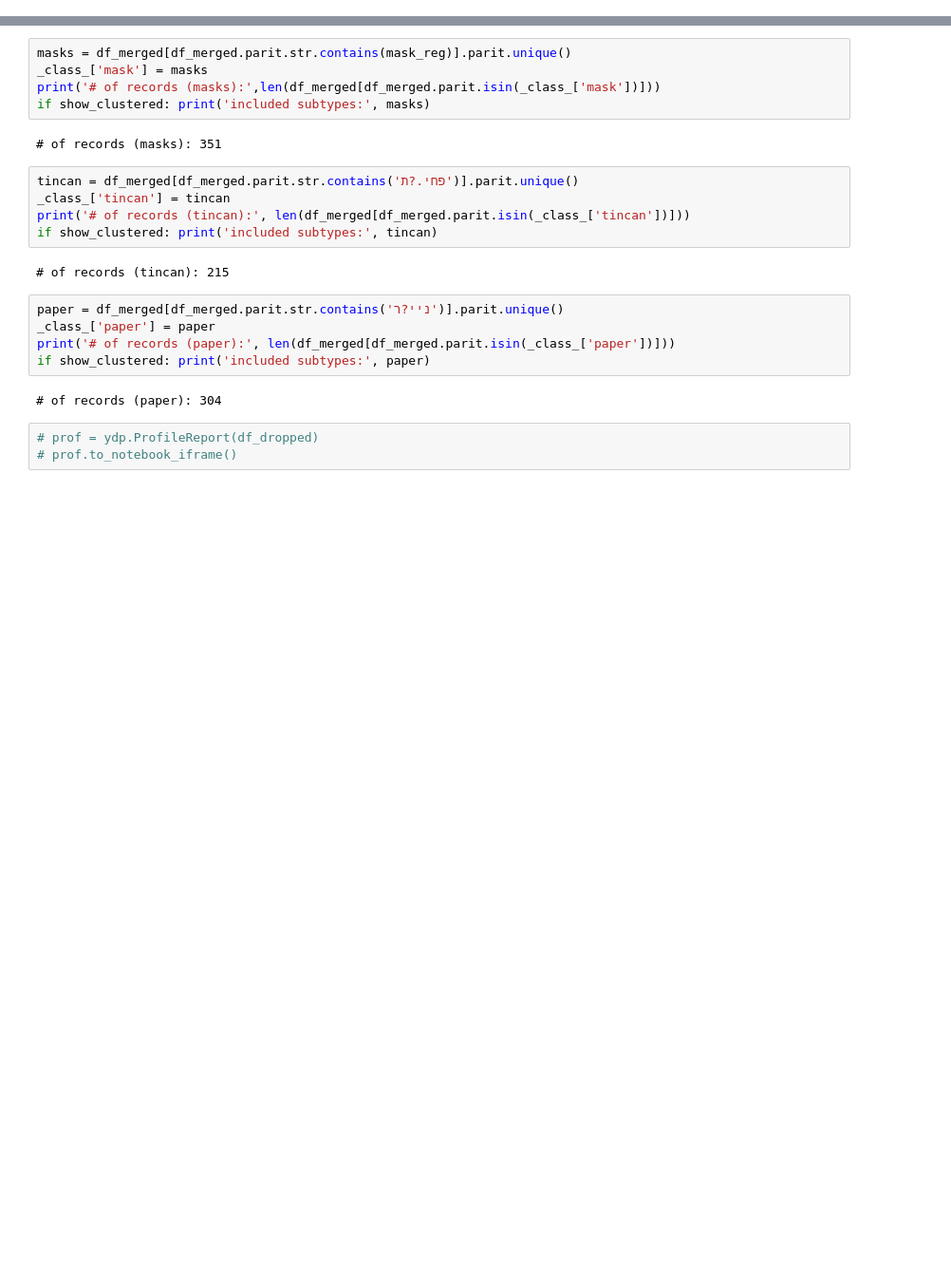
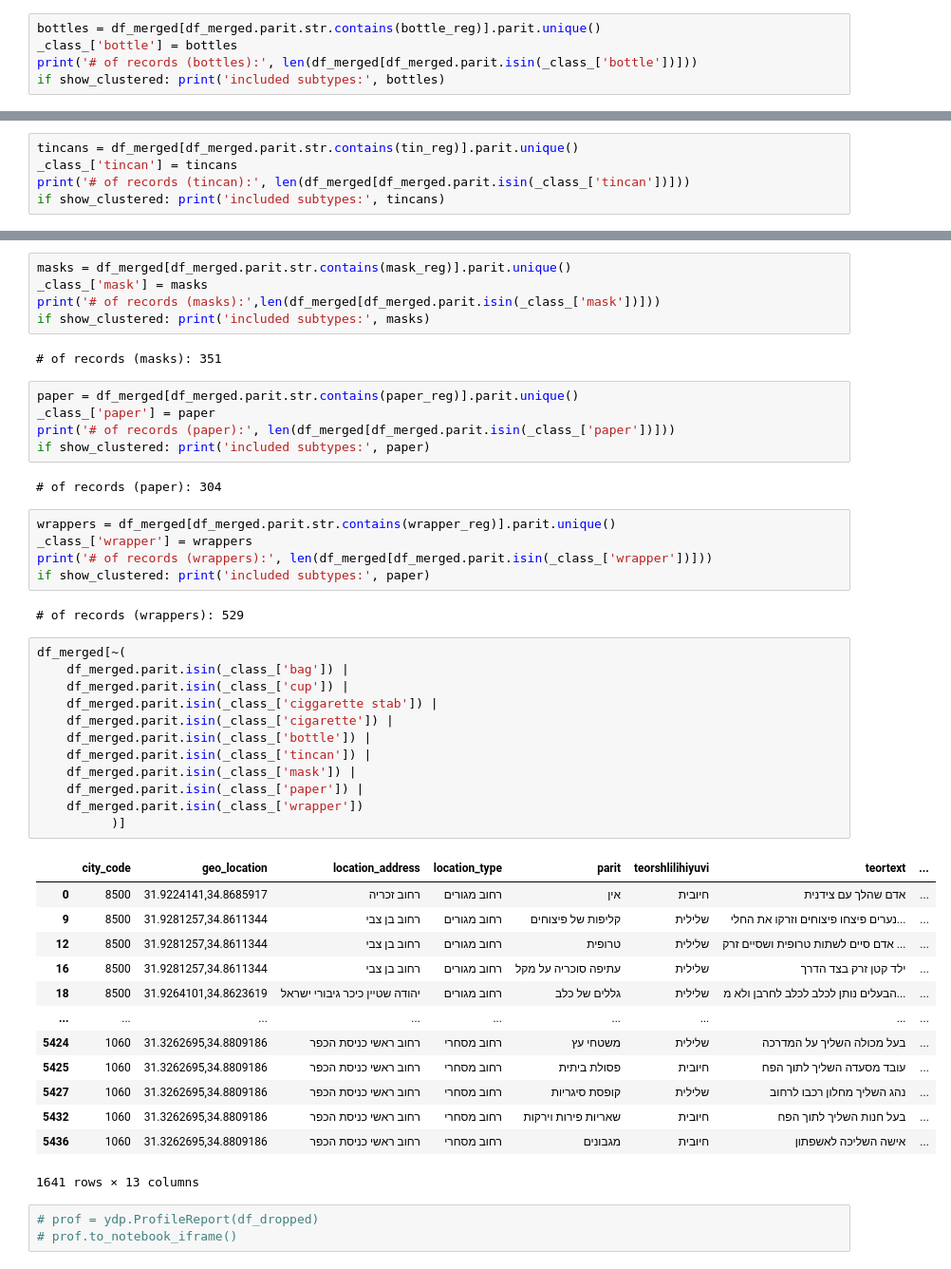
Before and after one commit to ColgateSmile/Visualization_Project_littering-incidents-Israel, a Jupyter notebook: master.ipynb, the cells around one changed output, grey strips where cells are left out. Shown at 95% size. Drawn from its saved outputs; the diff is of its cells as text; blank space fills up the shorter version.

Commit message:
clustered 9 largest litter type clusters

```diff
--- a/master.ipynb
+++ b/master.ipynb
@@ -493,3 +501,8 @@ print('# of records (cigarretes):',len(df_merged[df_merged.parit.isin(_class_['c
 if show_clustered: print('included subtypes:',cigagrretes)
 # %% [output]
 # of records (cigarretes): 465
+# %%
+bottles = df_merged[df_merged.parit.str.contains(bottle_reg)].parit.unique()
+_class_['bottle'] = bottles
+print('# of records (bottles):', len(df_merged[df_merged.parit.isin(_class_['bottle'])]))
+if show_clustered: print('included subtypes:', bottles)
@@ -495,0 +511,5 @@ if show_clustered: print('included subtypes:',cigagrretes)
+# %%
+tincans = df_merged[df_merged.parit.str.contains(tin_reg)].parit.unique()
+_class_['tincan'] = tincans
+print('# of records (tincan):', len(df_merged[df_merged.parit.isin(_class_['tincan'])]))
+if show_clustered: print('included subtypes:', tincans)
@@ -501,19 +523,45 @@ if show_clustered: print('included subtypes:', masks)
 # %% [output]
 # of records (masks): 351
 # %%
-tincan = df_merged[df_merged.parit.str.contains('פחי.?ת')].parit.unique()
-_class_['tincan'] = tincan
-print('# of records (tincan):', len(df_merged[df_merged.parit.isin(_class_['tincan'])]))
-if show_clustered: print('included subtypes:', tincan)
+paper = df_merged[df_merged.parit.str.contains(paper_reg)].parit.unique()
+_class_['paper'] = paper
+print('# of records (paper):', len(df_merged[df_merged.parit.isin(_class_['paper'])]))
+if show_clustered: print('included subtypes:', paper)
 # %% [output]
-# of records (tincan): 215
+# of records (paper): 304
 # %%
-paper = df_merged[df_merged.parit.str.contains('ניי?ר')].parit.unique()
-_class_['paper'] = paper
-print('# of records (paper):', len(df_merged[df_merged.parit.isin(_class_['paper'])]))
+wrappers = df_merged[df_merged.parit.str.contains(wrapper_reg)].parit.unique()
+_class_['wrapper'] = wrappers
+print('# of records (wrappers):', len(df_merged[df_merged.parit.isin(_class_['wrapper'])]))
 if show_clustered: print('included subtypes:', paper)
 # %% [output]
-# of records (paper): 304
+# of records (wrappers): 529
+# %%
+df_merged[~(
+    df_merged.parit.isin(_class_['bag']) |
+    df_merged.parit.isin(_class_['cup']) |
+    df_merged.parit.isin(_class_['ciggarette stab']) |
+    df_merged.parit.isin(_class_['cigarette']) |
+    df_merged.parit.isin(_class_['bottle']) |
+    df_merged.parit.isin(_class_['tincan']) |
+    df_merged.parit.isin(_class_['mask']) |
+    df_merged.parit.isin(_class_['paper']) |
+    df_merged.parit.isin(_class_['wrapper'])
+          )]
+# %% [output]
+|  | city_code | geo_location | location_address | location_type | parit | teorshlilihiyuvi | teortext | ... |
+| 0 | 8500 | 31.9224141,34.8685917 | רחוב זכריה | רחוב מגורים | אין | חיובית | אדם שהלך עם צידנית | ... |
+| 9 | 8500 | 31.9281257,34.8611344 | רחוב בן צבי | רחוב מגורים | קליפות של פיצוחים | שלילית | נערים פיצחו פיצוחים וזרקו את החלי... | ... |
+| 12 | 8500 | 31.9281257,34.8611344 | רחוב בן צבי | רחוב מגורים | טרופית | שלילית | אדם סיים לשתות טרופית ושסיים זרק ... | ... |
+| 16 | 8500 | 31.9281257,34.8611344 | רחוב בן צבי | רחוב מגורים | עתיפה סוכריה על מקל | שלילית | ילד קטן זרק בצד הדרך | ... |
+| 18 | 8500 | 31.9264101,34.8623619 | יהודה שטיין כיכר גיבורי ישראל | רחוב מגורים | גללים של כלב | שלילית | הבעלים נותן לכלב לכלב לחרבן ולא מ... | ... |
+| ... | ... | ... | ... | ... | ... | ... | ... | ... |
+| 5424 | 1060 | 31.3262695,34.8809186 | רחוב ראשי כניסת הכפר | רחוב מסחרי | משטחי עץ | שלילית | בעל מכולה השליך על המדרכה | ... |
+| 5425 | 1060 | 31.3262695,34.8809186 | רחוב ראשי כניסת הכפר | רחוב מסחרי | פסולת ביתית | חיובית | עובד מסעדה השליך לתוך הפח | ... |
+| 5427 | 1060 | 31.3262695,34.8809186 | רחוב ראשי כניסת הכפר | רחוב מסחרי | קופסת סיגריות | שלילית | נהג השליך מחלון רכבו לרחוב | ... |
+| 5432 | 1060 | 31.3262695,34.8809186 | רחוב ראשי כניסת הכפר | רחוב מסחרי | שאריות פירות וירקות | חיובית | בעל חנות השליך לתוך הפח | ... |
+| 5436 | 1060 | 31.3262695,34.8809186 | רחוב ראשי כניסת הכפר | רחוב מסחרי | מגבונים | חיובית | אישה השליכה לאשפתון | ... |
+1641 rows × 13 columns
 # %%
 # prof = ydp.ProfileReport(df_dropped)
 # prof.to_notebook_iframe()
```
Also changed, not shown: parts of 4 cells of this notebook.
